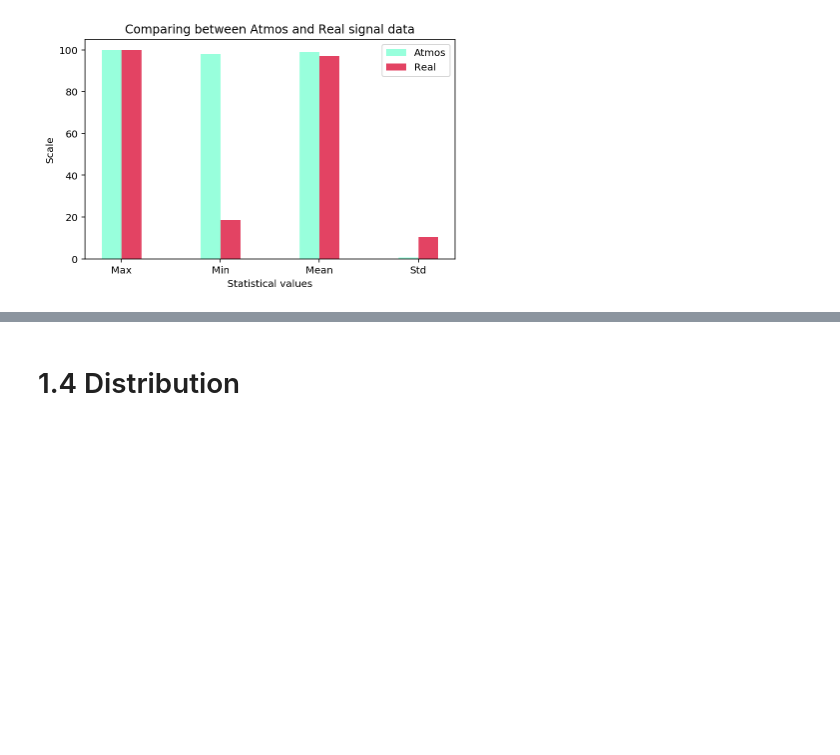
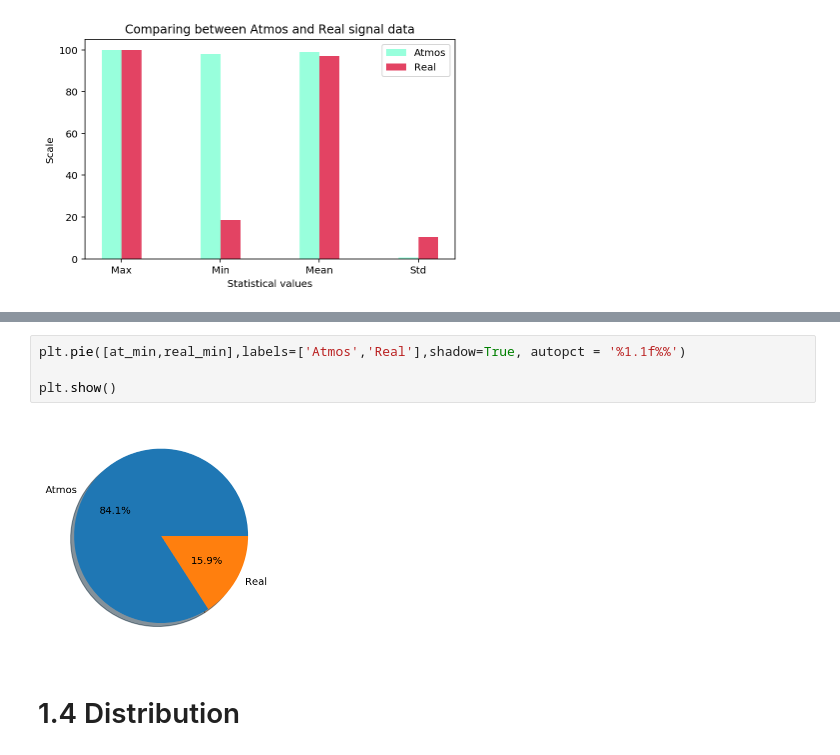
Before and after one commit to parinyad123/Anarmaly_Detection, a Jupyter notebook: anormaly.ipynb, the cells around one changed output, grey strips where cells are left out. Drawn from its saved outputs; the diff is of its cells as text; blank space fills up the shorter version.

```diff
--- a/anormaly.ipynb
+++ b/anormaly.ipynb
@@ -192,6 +191,12 @@ ax1.axis('equal')
 plt.show()
 # %% [output]
 [figure]
+# %%
+plt.pie([at_min,real_min],labels=['Atmos','Real'],shadow=True, autopct = '%1.1f%%')
+
+plt.show()
+# %% [output]
+[figure, added]
 # %% [markdown]
 # 1.4 Distribution
 # %%
```
Also changed, not shown: parts of 13 cells of this notebook, 1 other file.
